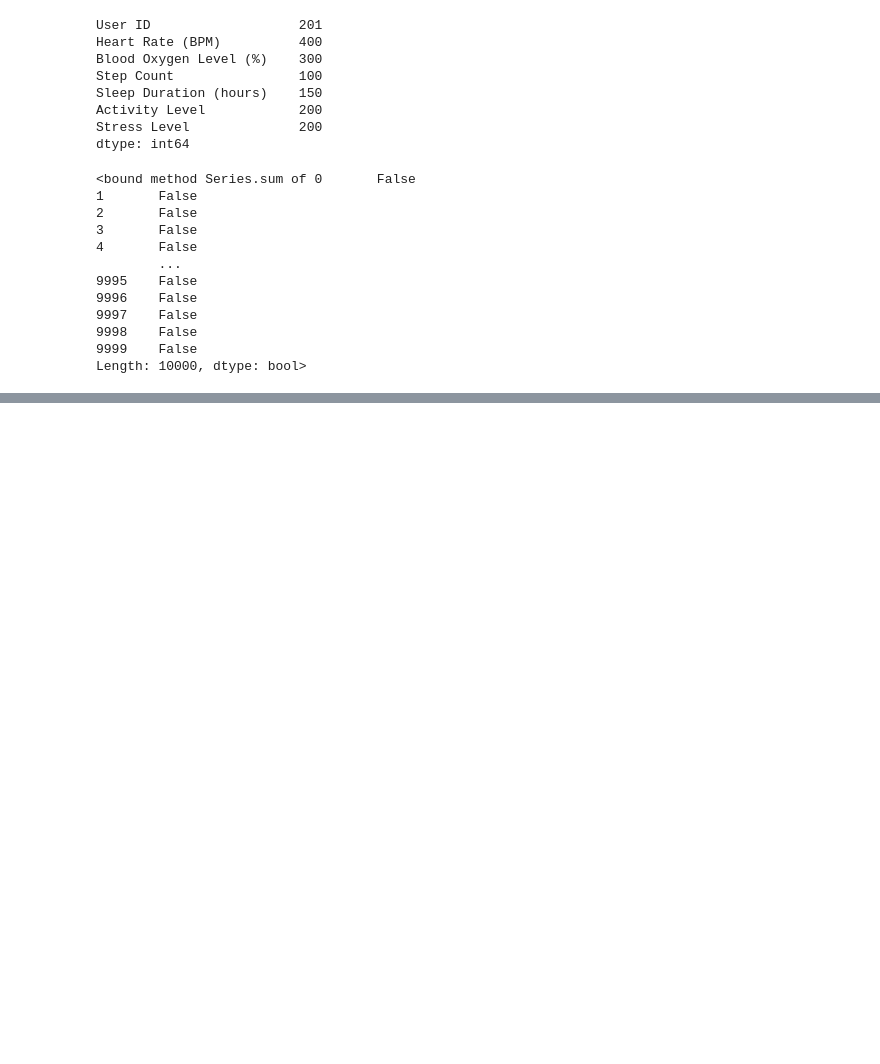
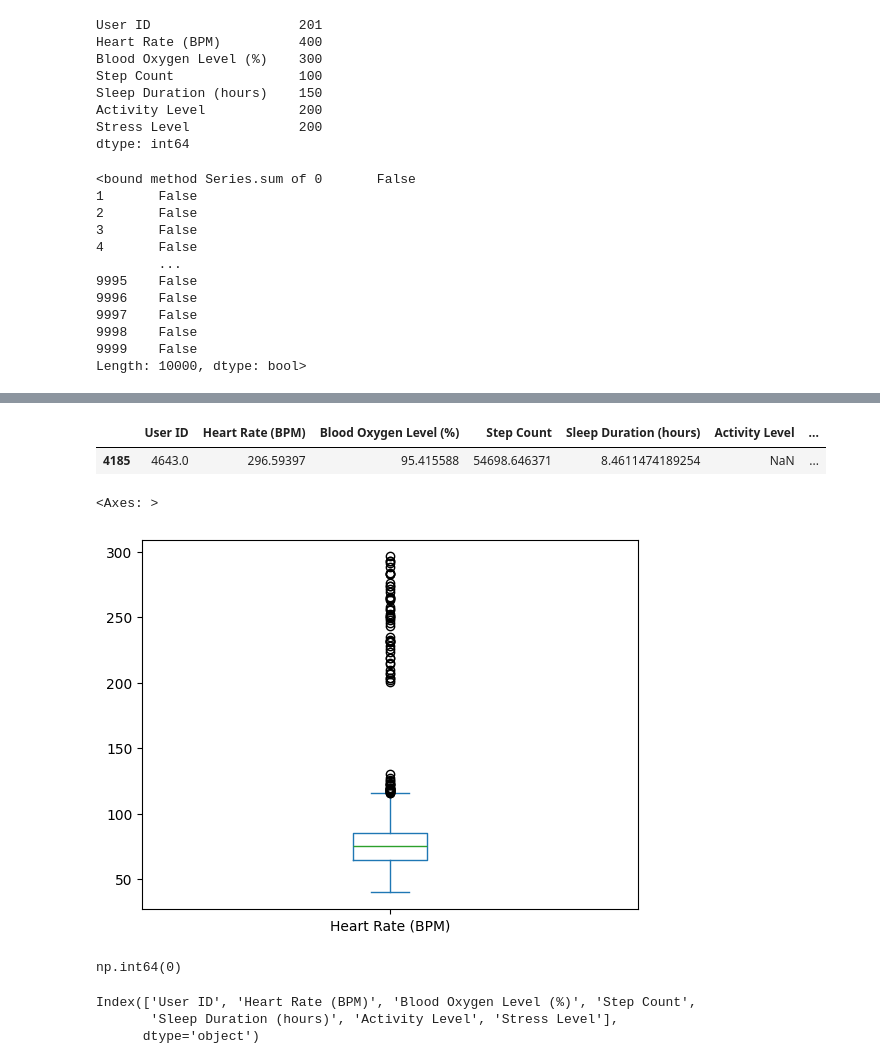
Before and after one commit to ashuwebdevloper/GEN-AI, a Jupyter notebook: ML/Data Assesment/data_cleaning.ipynb, the cells around one changed output, grey strips where cells are left out. Saved outputs shown, nothing was run; the diff lists cells and outputs as text; code cells hidden in the pictures; blank space fills up the shorter version.

```diff
--- a/ML/Data Assesment/data_cleaning.ipynb
+++ b/ML/Data Assesment/data_cleaning.ipynb
@@ -60,0 +92,10 @@ Length: 10000, dtype: bool>
+# %%
+df[df['Heart Rate (BPM)'] == 296.5939695131042]
+# %% [output]
+|  | User ID | Heart Rate (BPM) | Blood Oxygen Level (%) | Step Count | Sleep Duration (hours) | Activity Level | ... |
+| 4185 | 4643.0 | 296.59397 | 95.415588 | 54698.646371 | 8.4611474189254 | NaN | ... |
+# %%
+df['Heart Rate (BPM)'].plot(kind='box')
+# %% [output]
+<Axes: >
+[figure, added]
@@ -60,0 +104,10 @@ Length: 10000, dtype: bool>
+# %%
+df['Heart Rate (BPM)'].isnull().sum()
+# %% [output]
+np.int64(0)
+# %%
+df.columns
+# %% [output]
+Index(['User ID', 'Heart Rate (BPM)', 'Blood Oxygen Level (%)', 'Step Count',
+       'Sleep Duration (hours)', 'Activity Level', 'Stress Level'],
+      dtype='object')
```
Also changed, not shown: parts of 38 cells of this notebook.
